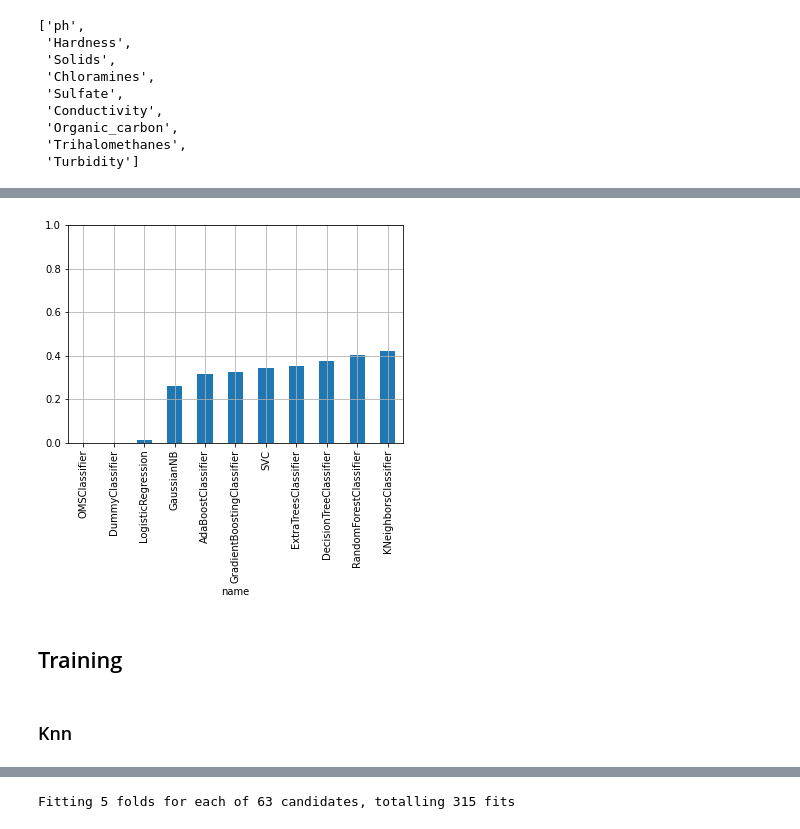
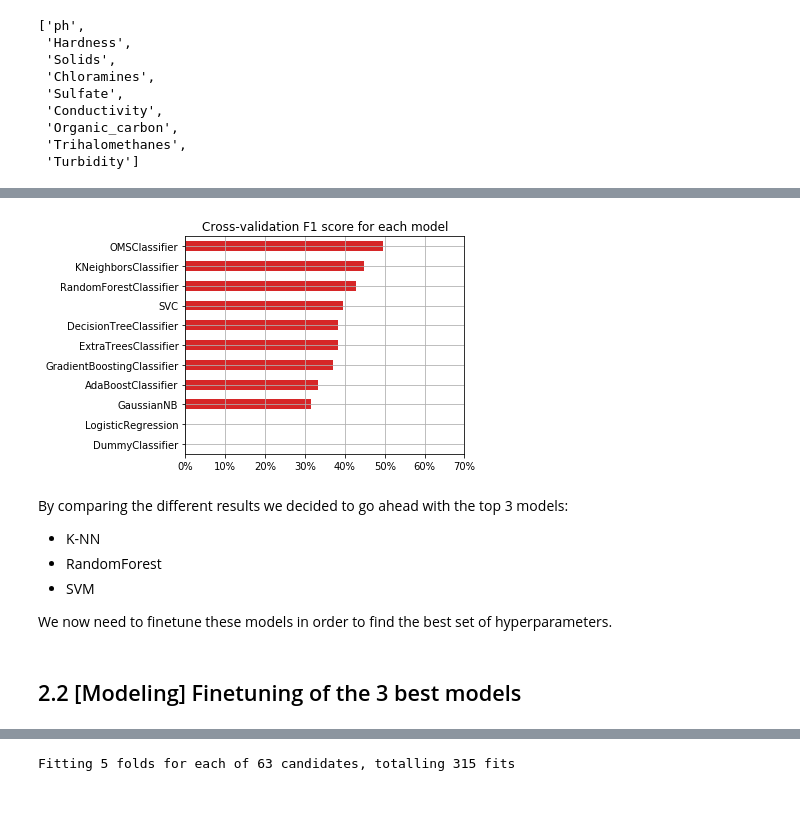
Before and after one commit to ArianeDlns/ML-Drinking_Water_Potability, a Jupyter notebook: Pipeline.ipynb, the cells around one changed output, grey strips where cells are left out. Drawn from its saved outputs; the diff is of its cells as text; code cells hidden in the pictures; blank space fills up the shorter version.

```diff
--- a/Pipeline.ipynb
+++ b/Pipeline.ipynb
@@ -201,13 +289,29 @@ results_df.sort_values(by=["cv_f1_score"], ascending=False)
-# %%
-results_df.set_index("name")["cv_f1_score"].sort_values().plot.bar(
-    ylim=[0, 1], grid=True
-);
-# %% [output]
-[figure, removed]
+# %%
+import matplotlib.ticker as mtick
+
+fig = plt.figure(1, (5,4))
+ax = fig.add_subplot(1,1,1)
+
+xticks = mtick.FuncFormatter("{:.0%}".format)
+ax.xaxis.set_major_formatter(xticks)
+
+results_df.set_index("name")["cv_f1_score"].sort_values().rename_axis(None).plot.barh(
+    xlim=[0, 0.7],
+    grid=True,
+    title="Cross-validation F1 score for each model",
+    color='C3',
+);
+# %% [output]
+[figure, added]
+# %% [markdown]
+By comparing the different results we decided to go ahead with the top 3 models:
+- K-NN
+- RandomForest
+- SVM
+
+We now need to finetune these models in order to find the best set of hyperparameters.
+# %% [markdown]
+## 2.2 [Modeling] Finetuning of the 3 best models
 # %%
 X_train, y_train = train_set[feature_names], train_set[target]
 X_test, y_test = test_set[feature_names], test_set[target]
-# %% [markdown]
-## Training
-# %% [markdown]
-###  Knn
```
Also changed, not shown: parts of 58 cells of this notebook, 1 other file.
